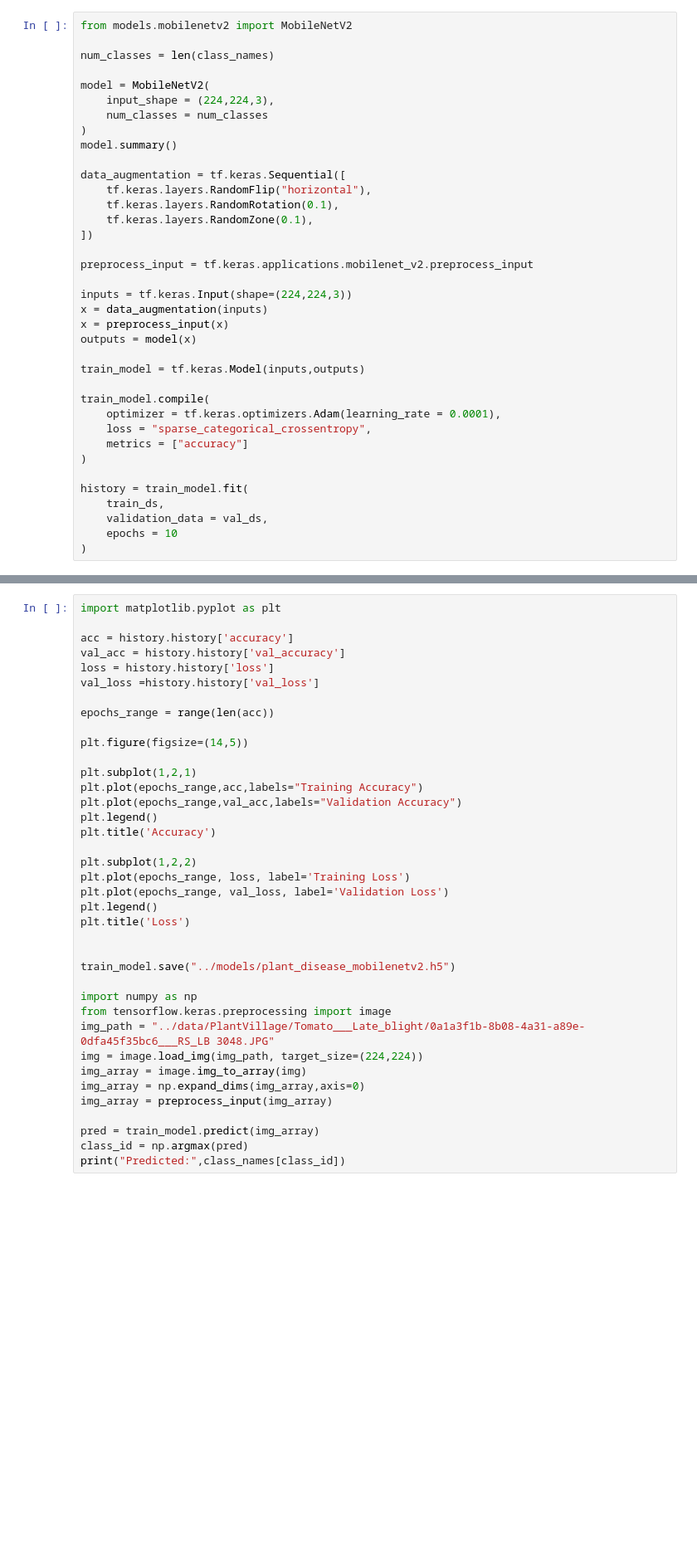
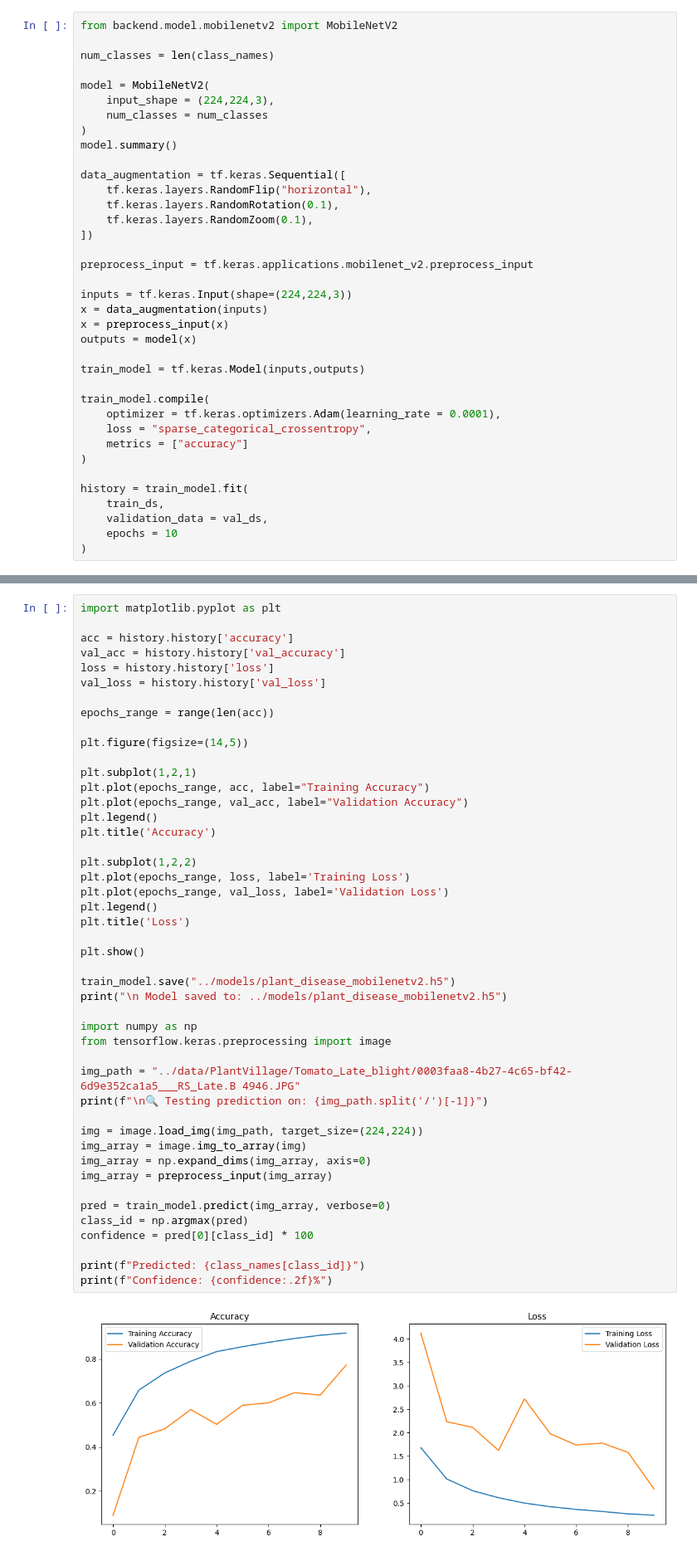
Before and after one commit to MohamedSharfan/ChloroGuard, a Jupyter notebook: notebooks/mobilenetv2.ipynb, the cells around one changed output, grey strips where cells are left out. Shown at 83% size. Saved outputs shown, nothing was run; the diff lists cells and outputs as text; blank space fills up the shorter version.

```diff
--- a/notebooks/mobilenetv2.ipynb
+++ b/notebooks/mobilenetv2.ipynb
@@ -44,5 +136,5 @@ len(class_names), class_names
 # %%
-from models.mobilenetv2 import MobileNetV2
+from backend.model.mobilenetv2 import MobileNetV2
 
 num_classes = len(class_names)
 
@@ -55,7 +147,7 @@ model.summary()
 data_augmentation = tf.keras.Sequential([
     tf.keras.layers.RandomFlip("horizontal"),
     tf.keras.layers.RandomRotation(0.1),
-    tf.keras.layers.RandomZone(0.1),
+    tf.keras.layers.RandomZoom(0.1),
 ])
 
 preprocess_input = tf.keras.applications.mobilenet_v2.preprocess_input
@@ -82,37 +213,47 @@ history = train_model.fit(
 import matplotlib.pyplot as plt
 
 acc = history.history['accuracy']
 val_acc = history.history['val_accuracy']
 loss = history.history['loss']
-val_loss =history.history['val_loss']
+val_loss = history.history['val_loss']
 
 epochs_range = range(len(acc))
 
 plt.figure(figsize=(14,5))
 
 plt.subplot(1,2,1)
-plt.plot(epochs_range,acc,labels="Training Accuracy")
-plt.plot(epochs_range,val_acc,labels="Validation Accuracy")
+plt.plot(epochs_range, acc, label="Training Accuracy")
+plt.plot(epochs_range, val_acc, label="Validation Accuracy")
 plt.legend()
 plt.title('Accuracy')
 
 plt.subplot(1,2,2)
 plt.plot(epochs_range, loss, label='Training Loss')
 plt.plot(epochs_range, val_loss, label='Validation Loss')
 plt.legend()
 plt.title('Loss')
 
+plt.show()
 
 train_model.save("../models/plant_disease_mobilenetv2.h5")
+print("\n Model saved to: ../models/plant_disease_mobilenetv2.h5")
 
 import numpy as np
 from tensorflow.keras.preprocessing import image
-img_path = "../data/PlantVillage/Tomato___Late_blight/0a1a3f1b-8b08-4a31-a89e-0dfa45f35bc6___RS_LB 3048.JPG"
+
+img_path = "../data/PlantVillage/Tomato_Late_blight/0003faa8-4b27-4c65-bf42-6d9e352ca1a5___RS_Late.B 4946.JPG"
+print(f"\n🔍 Testing prediction on: {img_path.split('/')[-1]}")
+
 img = image.load_img(img_path, target_size=(224,224))
 img_array = image.img_to_array(img)
-img_array = np.expand_dims(img_array,axis=0)
+img_array = np.expand_dims(img_array, axis=0)
 img_array = preprocess_input(img_array)
 
-pred = train_model.predict(img_array)
+pred = train_model.predict(img_array, verbose=0)
 class_id = np.argmax(pred)
-print("Predicted:",class_names[class_id])
+confidence = pred[0][class_id] * 100
+
+print(f"Predicted: {class_names[class_id]}")
+print(f"Confidence: {confidence:.2f}%")
+# %% [output]
+[figure, added]
```
Also changed, not shown: parts of 15 cells of this notebook, 9 other files.
